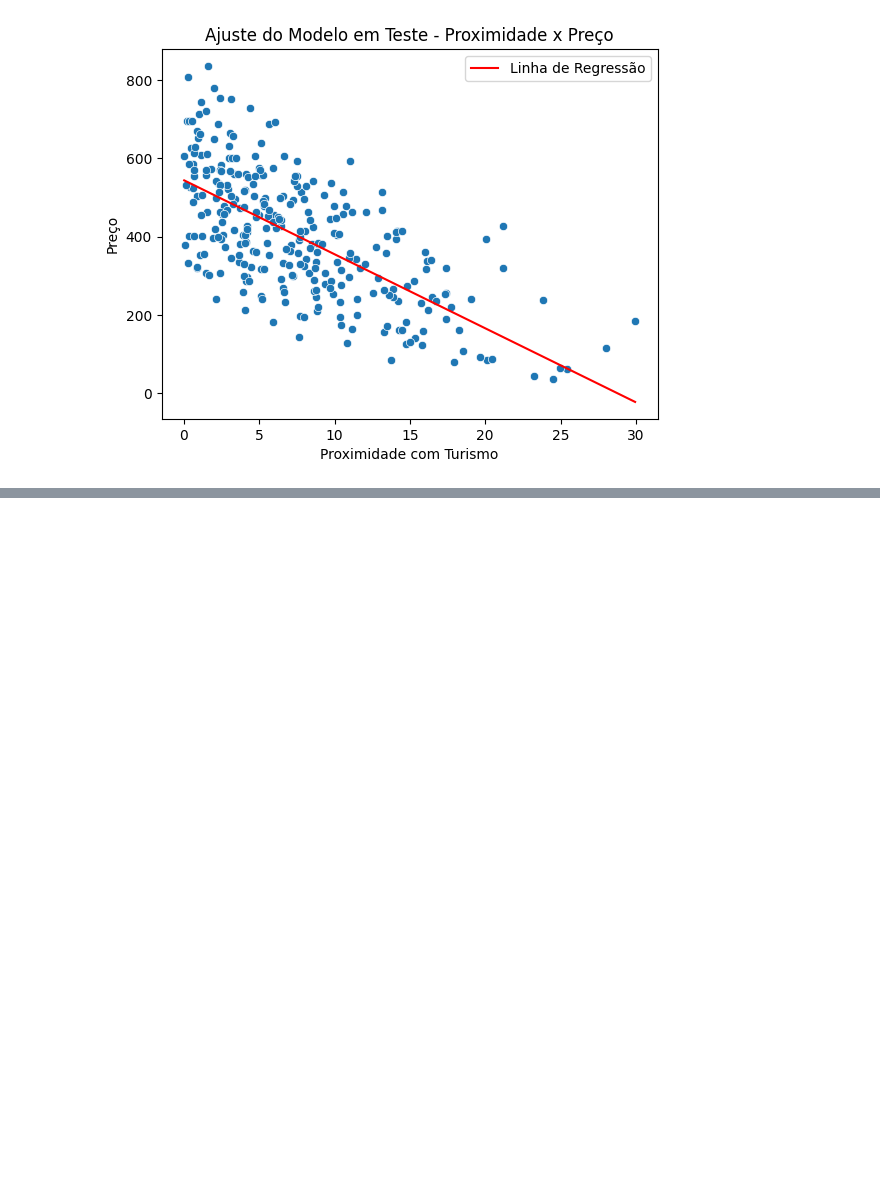
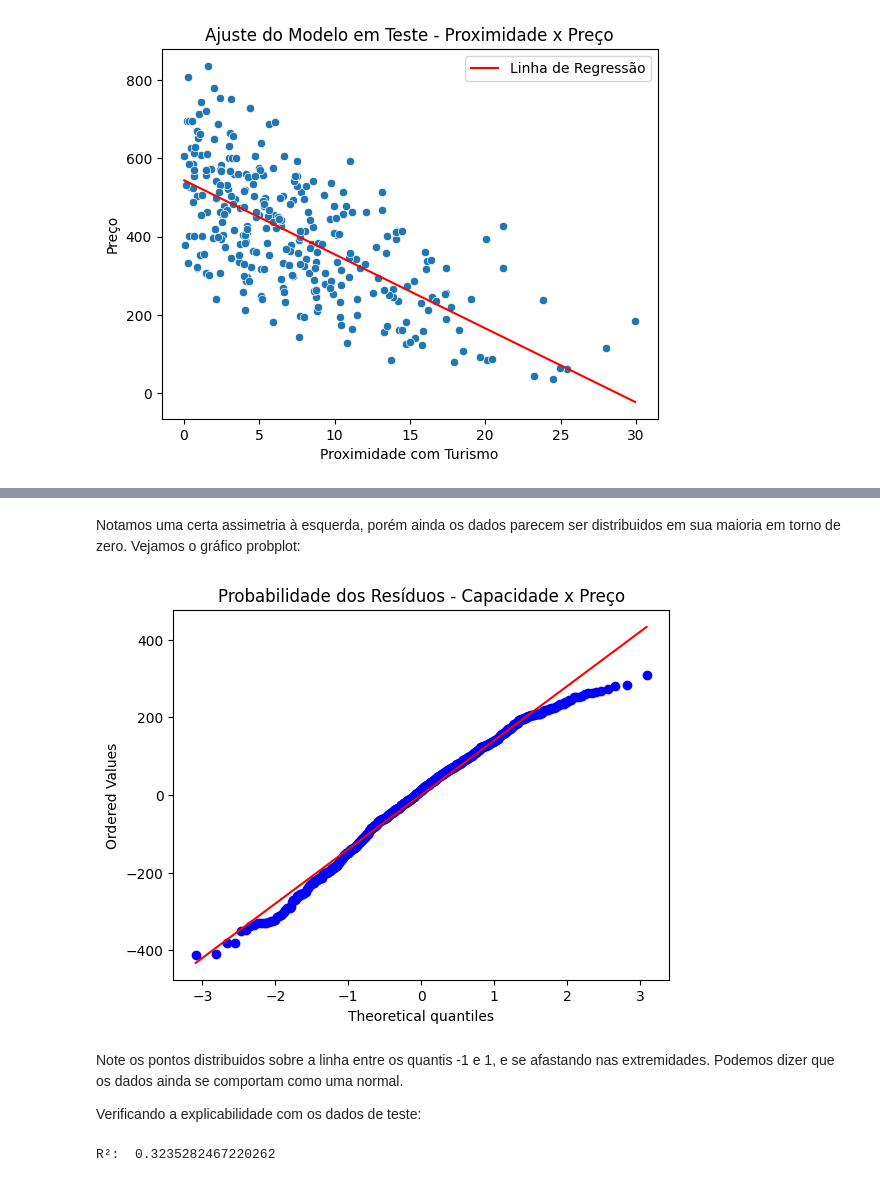
Before and after one commit to fernandowolff/datascience-course-2, a Jupyter notebook: ds_linear_regression/exercicio_hoteis.ipynb, the cells around one changed output, grey strips where cells are left out. Cells and saved outputs as stored; diff of their text form; code cells hidden in the pictures; blank space fills up the shorter version.

```diff
--- a/ds_linear_regression/exercicio_hoteis.ipynb
+++ b/ds_linear_regression/exercicio_hoteis.ipynb
@@ -280,0 +325,17 @@ plt.show()
+# %% [markdown]
+Notamos uma certa assimetria à esquerda, porém ainda os dados parecem ser distribuidos em sua maioria em torno de zero. Vejamos o gráfico probplot:
+# %%
+(_, (_,_,_)) = probplot(model_cp.resid, plot = plt)
+plt.title("Probabilidade dos Resíduos - Capacidade x Preço")
+plt.show()
+# %% [output]
+[figure, added]
+# %% [markdown]
+Note os pontos distribuidos sobre a linha entre os quantis -1 e 1, e se afastando nas extremidades. Podemos dizer que os dados ainda se comportam como uma normal.
+
+Verificando a explicabilidade com os dados de teste:
+# %%
+y_predict = model_cp.predict(xtest)
+print("R²: ", r2_score(ytest, y_predict))
+# %% [output]
+R²:  0.3235282467220262
```
Also changed, not shown: parts of 51 cells of this notebook.
